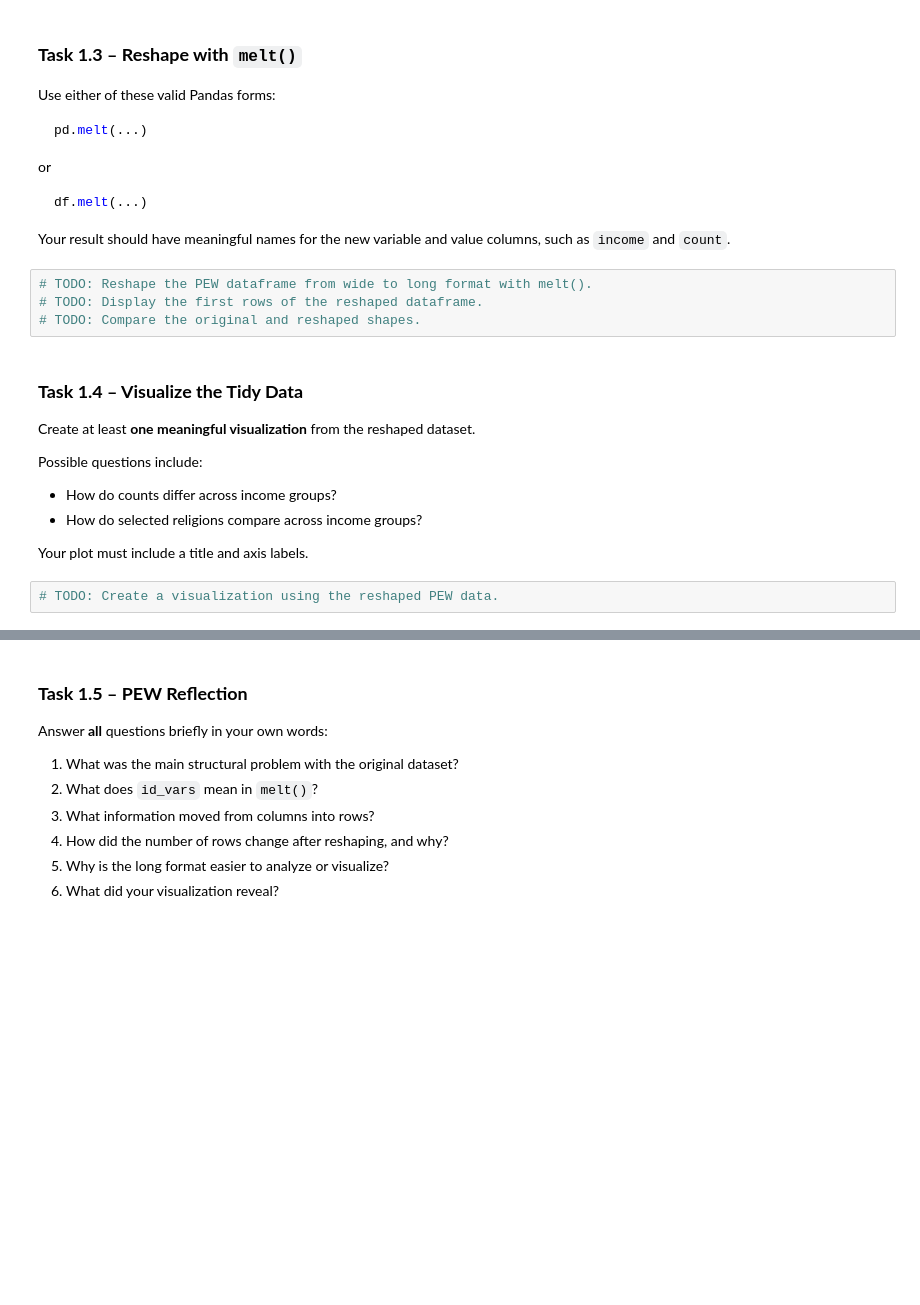
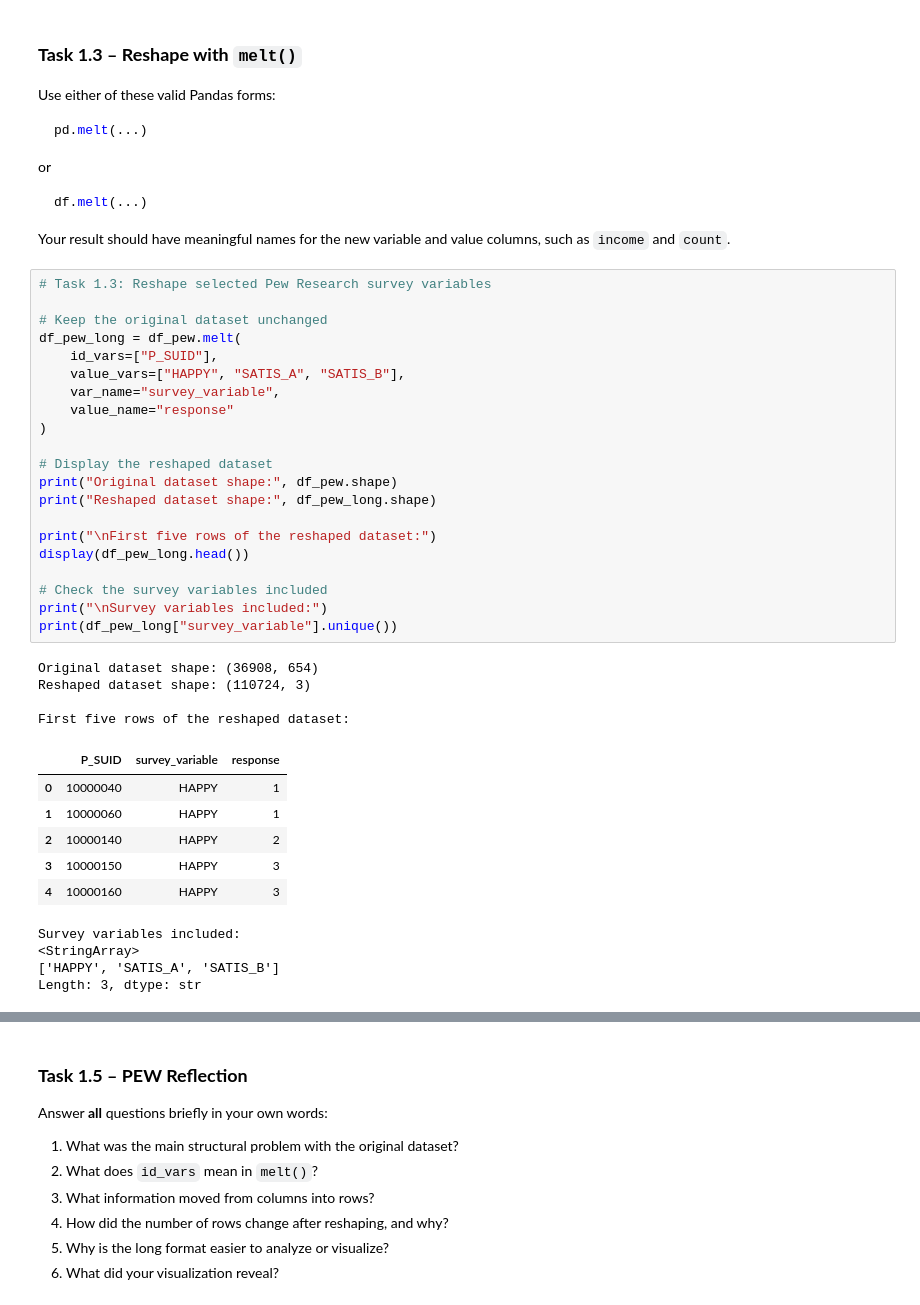
Before and after one commit to UbaidUllah777/Lab-2-Tidying-Cleaning-Imputation-and-Outlier-Detection, a Jupyter notebook: week5Lab.ipynb, the cells around one changed output, grey strips where cells are left out. Drawn from its saved outputs; the diff is of its cells as text; blank space fills up the shorter version.

````diff
--- a/week5Lab.ipynb
+++ b/week5Lab.ipynb
@@ -204,20 +245,39 @@ df.melt(...)
 ```
 
 Your result should have meaningful names for the new variable and value columns, such as `income` and `count`.
-# %%
-# TODO: Reshape the PEW dataframe from wide to long format with melt().
-# TODO: Display the first rows of the reshaped dataframe.
-# TODO: Compare the original and reshaped shapes.
-# %% [markdown]
-### **Task 1.4 – Visualize the Tidy Data**
-
-Create at least **one meaningful visualization** from the reshaped dataset.
-
-Possible questions include:
-
-- How do counts differ across income groups?
-- How do selected religions compare across income groups?
-
-Your plot must include a title and axis labels.
-# %%
-# TODO: Create a visualization using the reshaped PEW data.
+# %%
+# Task 1.3: Reshape selected Pew Research survey variables
+
+# Keep the original dataset unchanged
+df_pew_long = df_pew.melt(
+    id_vars=["P_SUID"],
+    value_vars=["HAPPY", "SATIS_A", "SATIS_B"],
+    var_name="survey_variable",
+    value_name="response"
+)
+
+# Display the reshaped dataset
+print("Original dataset shape:", df_pew.shape)
+print("Reshaped dataset shape:", df_pew_long.shape)
+
+print("\nFirst five rows of the reshaped dataset:")
+display(df_pew_long.head())
+
+# Check the survey variables included
+print("\nSurvey variables included:")
+print(df_pew_long["survey_variable"].unique())
+# %% [output]
+Original dataset shape: (36908, 654)
+Reshaped dataset shape: (110724, 3)
+
+First five rows of the reshaped dataset:
+|  | P_SUID | survey_variable | response |
+| 0 | 10000040 | HAPPY | 1 |
+| 1 | 10000060 | HAPPY | 1 |
+| 2 | 10000140 | HAPPY | 2 |
+| 3 | 10000150 | HAPPY | 3 |
+| 4 | 10000160 | HAPPY | 3 |
+Survey variables included:
+<StringArray>
+['HAPPY', 'SATIS_A', 'SATIS_B']
+Length: 3, dtype: str
````
Also changed, not shown: parts of 12 cells of this notebook, 1 other file.
